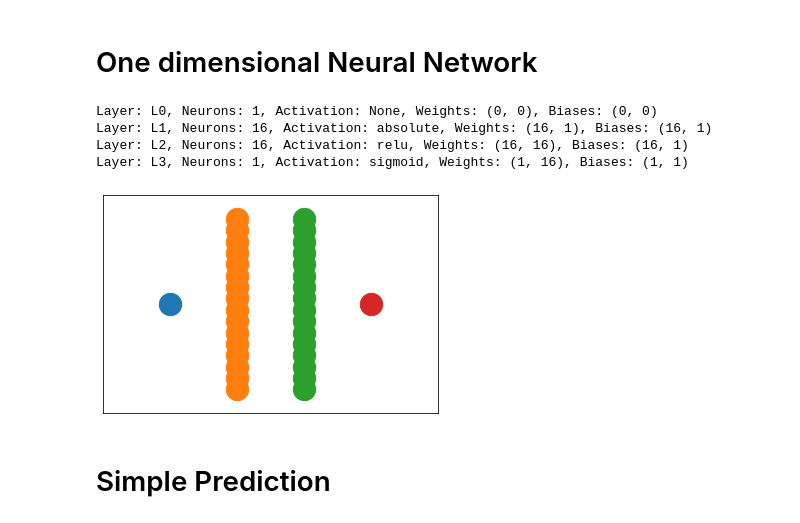
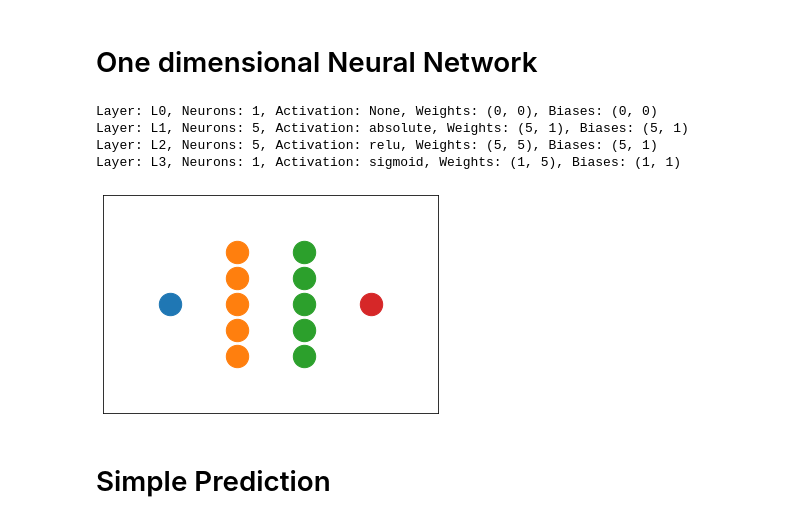
Before and after one commit to AleksandrGontcharov/neuralnetwork, a Jupyter notebook: neural_network_testing.ipynb, the cells around one changed output. Drawn from its saved outputs; the diff is of its cells as text; code cells hidden in the pictures.

```diff
--- a/neural_network_testing.ipynb
+++ b/neural_network_testing.ipynb
@@ -6,16 +6,16 @@ from neuralnetwork import Network
 # %%
 # Example Network
 mynetwork = Network(1)
-mynetwork.add_layer(16, activation = 'absolute' )
-mynetwork.add_layer(16, activation = 'relu')
+mynetwork.add_layer(5, activation = 'absolute' )
+mynetwork.add_layer(5, activation = 'relu')
 mynetwork.add_layer(1, activation = 'sigmoid')
 mynetwork.summary()
 # %% [output]
 Layer: L0, Neurons: 1, Activation: None, Weights: (0, 0), Biases: (0, 0)
-Layer: L1, Neurons: 16, Activation: absolute, Weights: (16, 1), Biases: (16, 1)
-Layer: L2, Neurons: 16, Activation: relu, Weights: (16, 16), Biases: (16, 1)
-Layer: L3, Neurons: 1, Activation: sigmoid, Weights: (1, 16), Biases: (1, 1)
+Layer: L1, Neurons: 5, Activation: absolute, Weights: (5, 1), Biases: (5, 1)
+Layer: L2, Neurons: 5, Activation: relu, Weights: (5, 5), Biases: (5, 1)
+Layer: L3, Neurons: 1, Activation: sigmoid, Weights: (1, 5), Biases: (1, 1)
-[figure, old version]
+[figure, new version]
 # %% [markdown]
 # Simple Prediction
 # %% [markdown]
```
Also changed, not shown: parts of 25 cells of this notebook, 3 other files.
